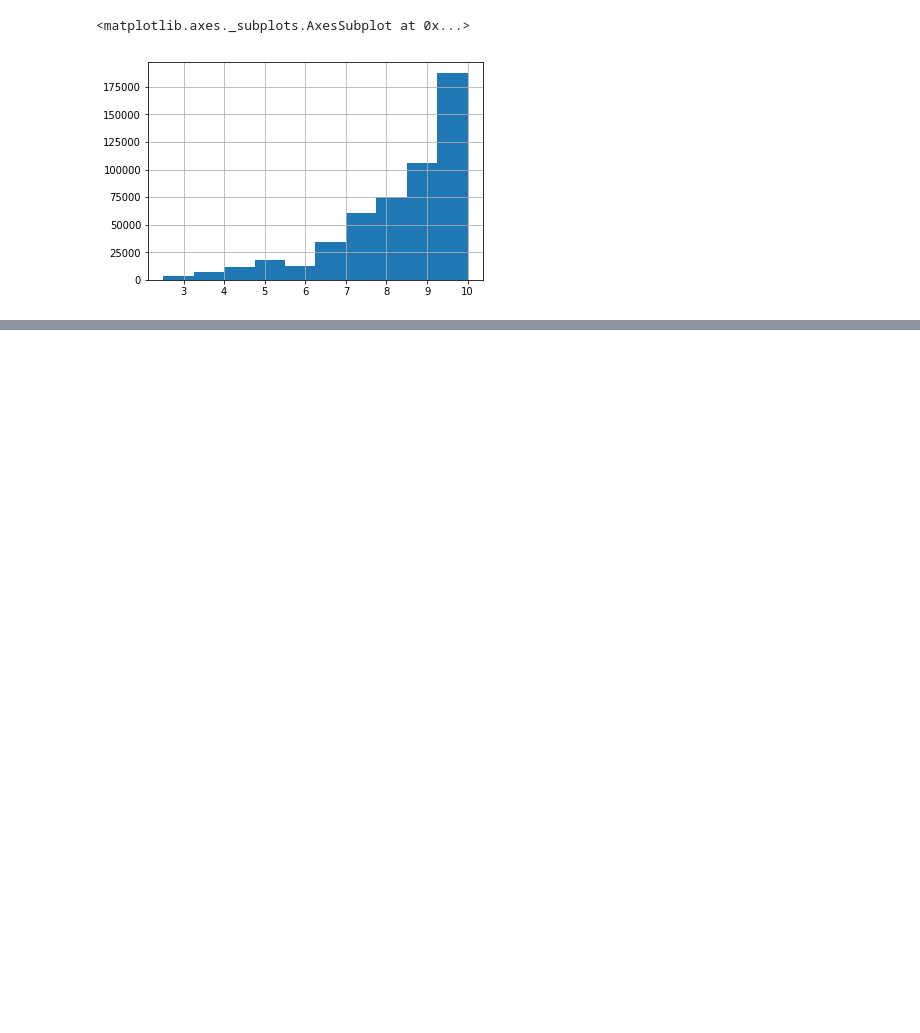
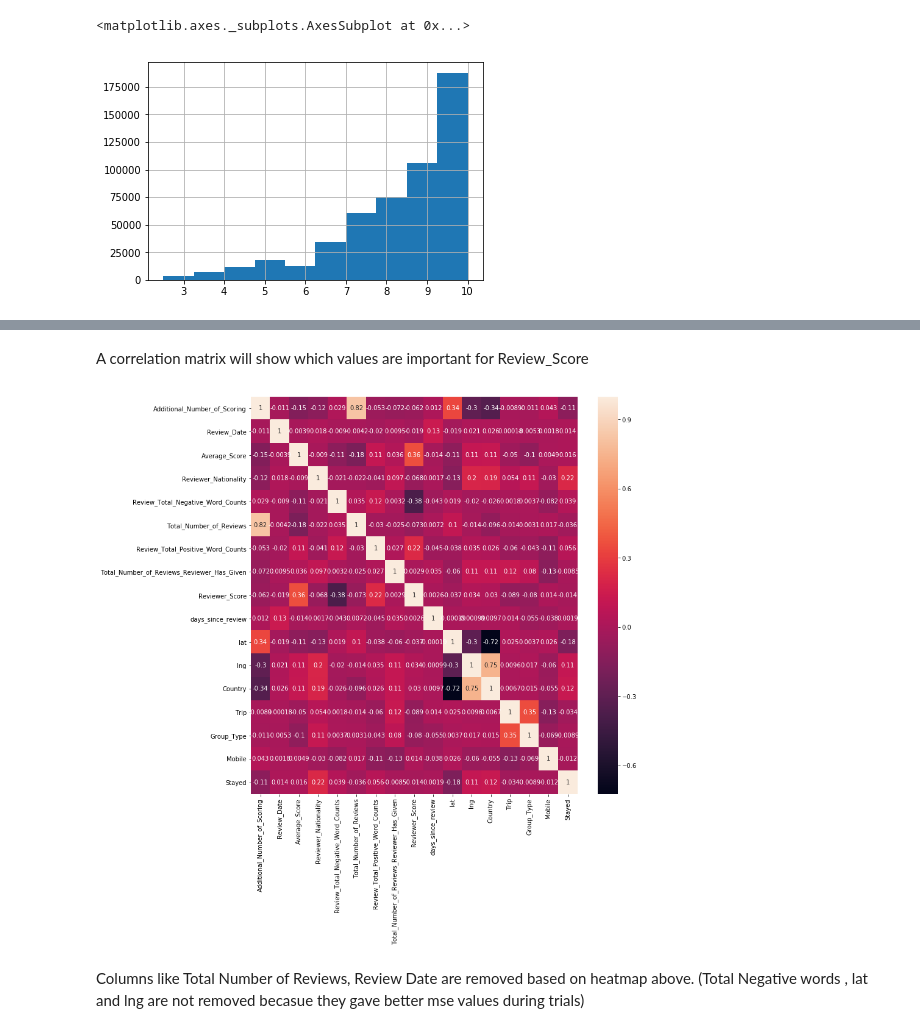
Before and after one commit to suchig/Hotel-Reviews, a Jupyter notebook: Hotel_Review_prediction.ipynb, the cells around one changed output, grey strips where cells are left out. Saved outputs shown, nothing was run; the diff lists cells and outputs as text; code cells hidden in the pictures; blank space fills up the shorter version.

```diff
--- a/Hotel_Review_prediction.ipynb
+++ b/Hotel_Review_prediction.ipynb
@@ -994,0 +274,9 @@ asc_avg_score_by_reviewer_nation = plot_reviewer_nation_score(score_reviewer_rem
+# %% [markdown]
+A correlation matrix will show which values are important for Review_Score
+# %%
+plt.figure(figsize=(12, 12))
+sns.heatmap(hotels.corr(),annot=True);
+# %% [output]
+[figure, added]
+# %% [markdown]
+Columns like Total Number of Reviews, Review Date are removed based on heatmap above. (Total Negative words , lat and lng are not removed becasue they gave better mse values during trials)
```
Also changed, not shown: parts of 103 cells of this notebook.
